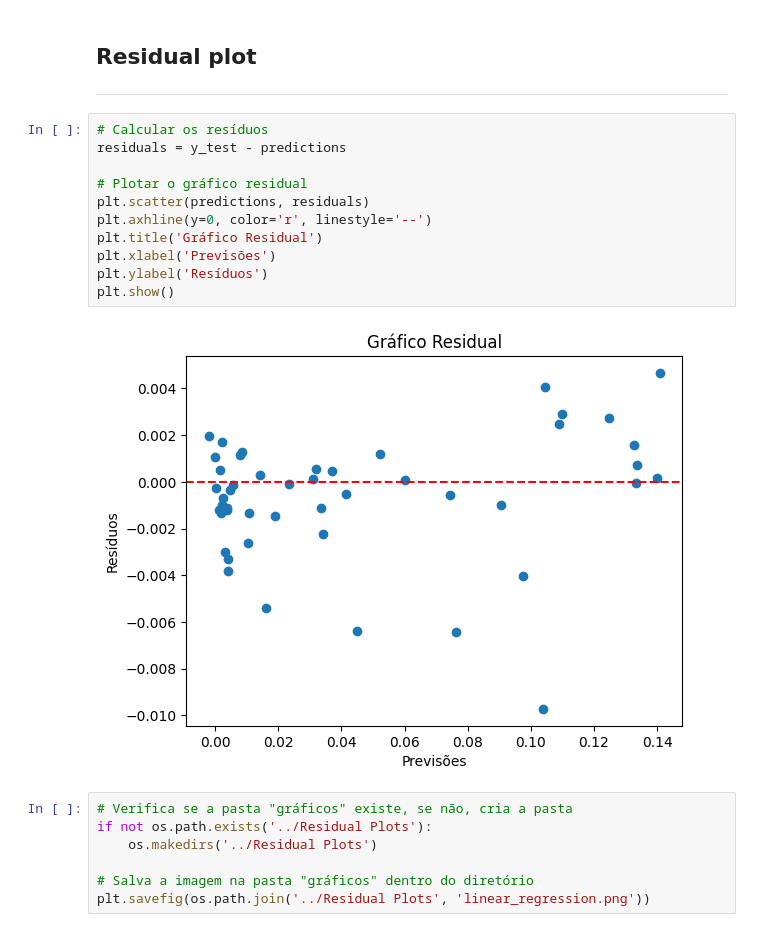
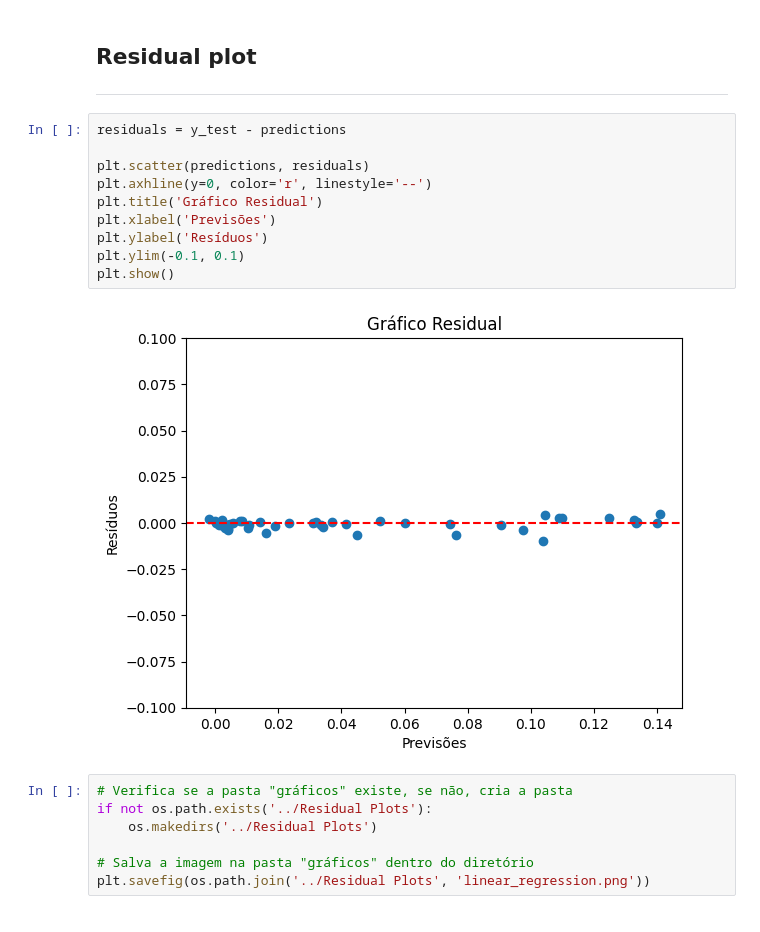
Before and after one commit to LucasMLago/COVID-19-Healthy-Diet, a Jupyter notebook: regression_notebooks/linear_regression.ipynb, the cells around one changed output. Saved outputs shown, nothing was run; the diff lists cells and outputs as text.

```diff
--- a/regression_notebooks/linear_regression.ipynb
+++ b/regression_notebooks/linear_regression.ipynb
@@ -488,18 +488,17 @@ print("{:.19f}".format(mean_squared_error(y_test, predictions)))
 ## Residual plot
 ---
 # %%
-# Calcular os resíduos
 residuals = y_test - predictions
 
-# Plotar o gráfico residual
 plt.scatter(predictions, residuals)
 plt.axhline(y=0, color='r', linestyle='--')
 plt.title('Gráfico Residual')
 plt.xlabel('Previsões')
 plt.ylabel('Resíduos')
+plt.ylim(-0.1, 0.1)
 plt.show()
 # %% [output]
-[figure, old version]
+[figure, new version]
 # %%
 # Verifica se a pasta "gráficos" existe, se não, cria a pasta
 if not os.path.exists('../Residual Plots'):
```
Also changed, not shown: parts of 17 cells of this notebook, 9 other files.
